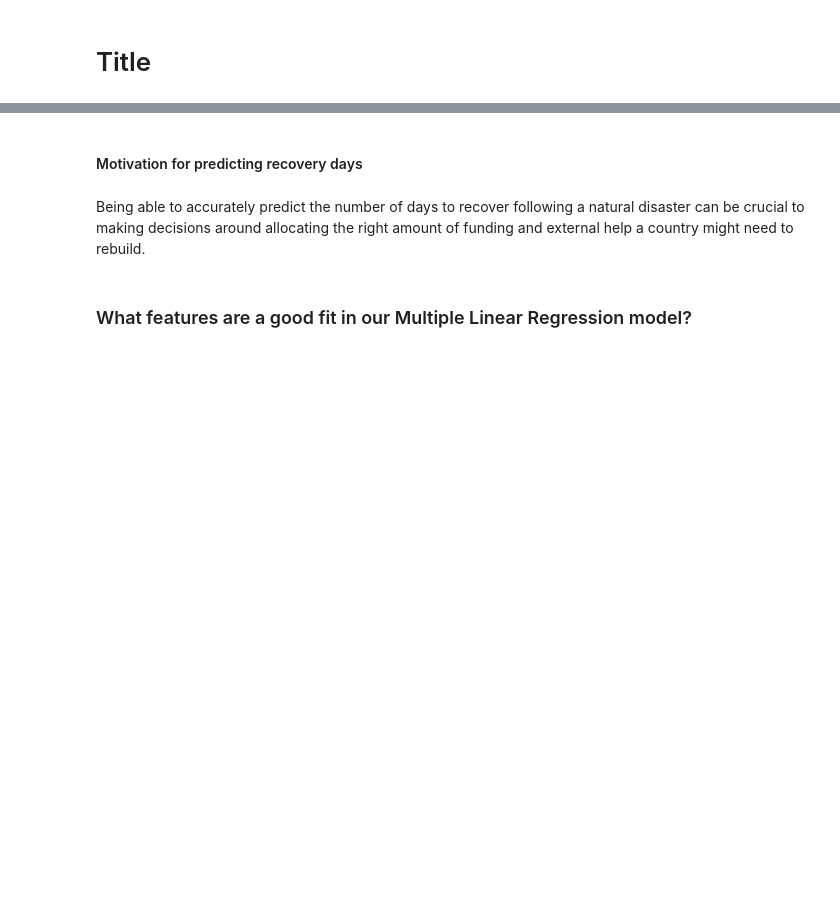
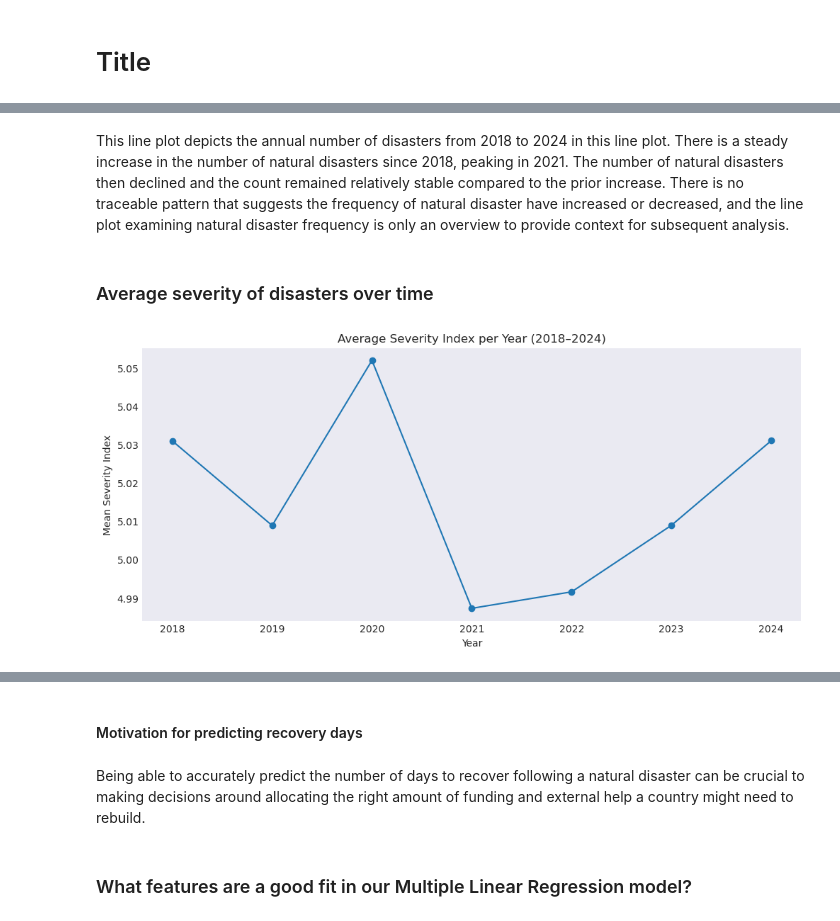
Before and after one commit to UCB-stat-159-f25/ucb-stat-159-f25-classroom-final-final, a Jupyter notebook: main.ipynb, the cells around one changed output, grey strips where cells are left out. Drawn from its saved outputs; the diff is of its cells as text; code cells hidden in the pictures; blank space fills up the shorter version.

```diff
--- a/main.ipynb
+++ b/main.ipynb
@@ -6,0 +13,8 @@ space for other analysis
+# %% [markdown]
+This line plot depicts the annual number of disasters from 2018 to 2024 in this line plot. There is a steady increase in the number of natural disasters since 2018, peaking in 2021. The number of natural disasters then declined and the count remained relatively stable compared to the prior increase. There is no traceable pattern that suggests the frequency of natural disaster have increased or decreased, and the line plot examining natural disaster frequency is only an overview to provide context for subsequent analysis.
+# %% [markdown]
+### Average severity of disasters over time
+# %%
+Image(filename="figures/severity_per_year.png")
+# %% [output]
+[figure, added]
```
Also changed, not shown: parts of 18 cells of this notebook.
